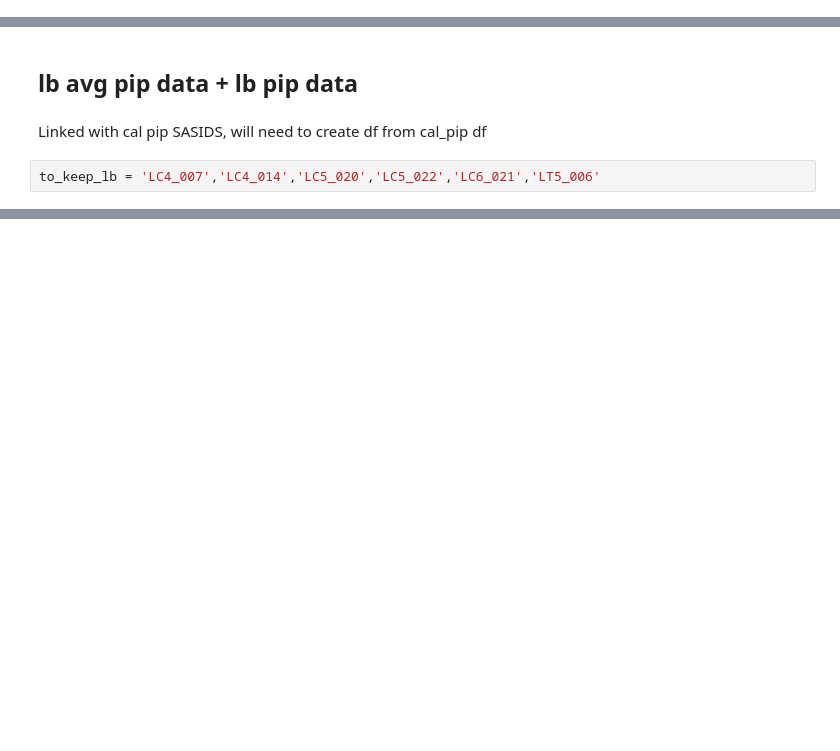
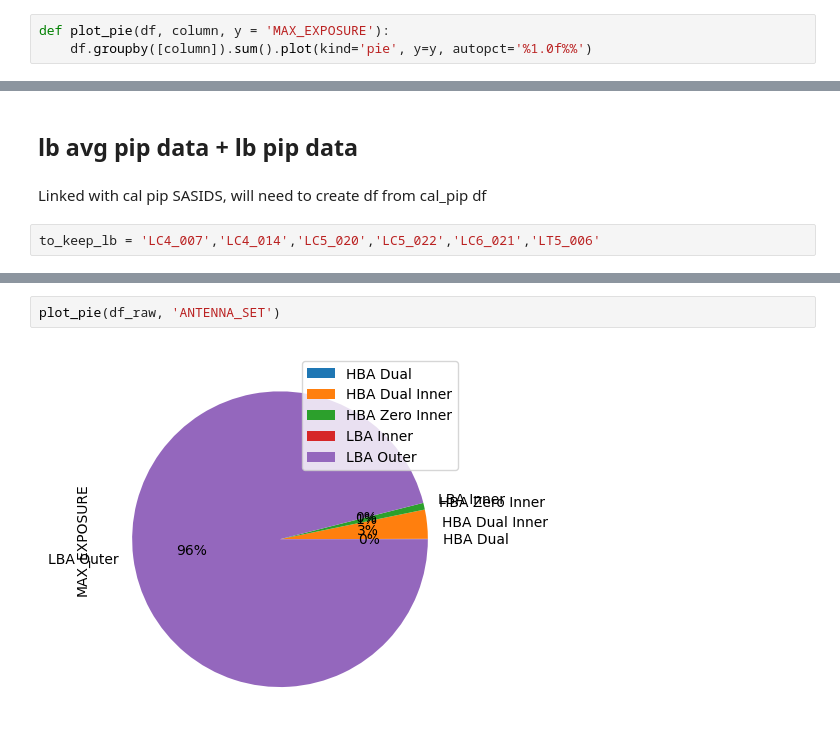
Before and after one commit to CelestinBananas/LTA_overview, a Jupyter notebook: LTA_Overview_notebook.ipynb, the cells around one changed output, grey strips where cells are left out. Cells and saved outputs as stored; diff of their text form; blank space fills up the shorter version.

```diff
--- a/LTA_Overview_notebook.ipynb
+++ b/LTA_Overview_notebook.ipynb
@@ -341,0 +447,3 @@ def overview_image(df, outname, plotProject = 'all', plotAntenna = 'both', backg
+# %%
+def plot_pie(df, column, y = 'MAX_EXPOSURE'):
+    df.groupby([column]).sum().plot(kind='pie', y=y, autopct='%1.0f%%')
@@ -379,0 +551,4 @@ to_keep_lb = 'LC4_007','LC4_014','LC5_020','LC5_022','LC6_021','LT5_006'
+# %%
+plot_pie(df_raw, 'ANTENNA_SET')
+# %% [output]
+[figure, added]
```
Also changed, not shown: parts of 28 cells of this notebook, 21 other files.
